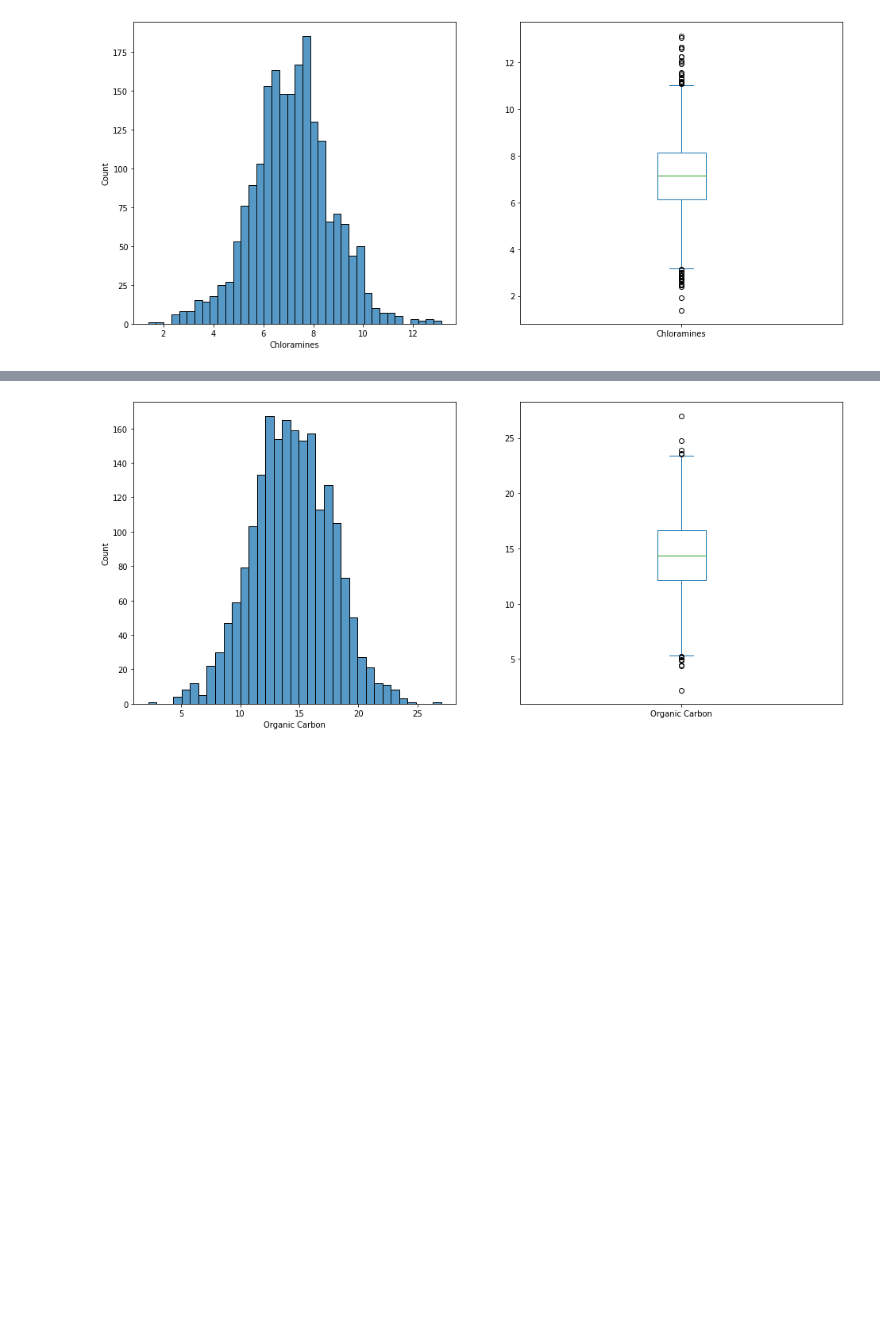
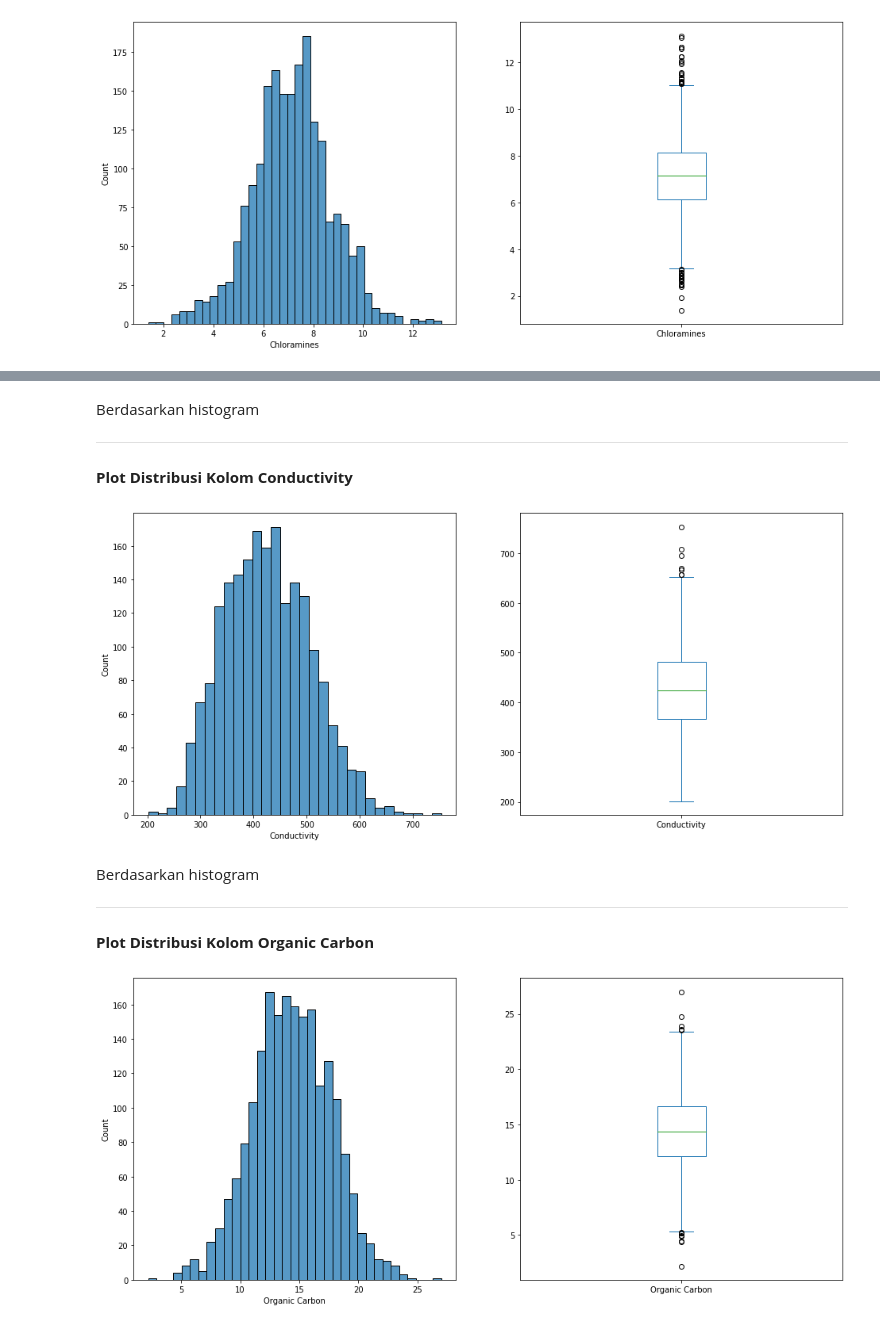
Before and after one commit to firizky29/probability-and-statistics-analysis, a Jupyter notebook: src/main.ipynb, the cells around one changed output, grey strips where cells are left out. Cells and saved outputs as stored; diff of their text form; code cells hidden in the pictures; blank space fills up the shorter version.

```diff
--- a/src/main.ipynb
+++ b/src/main.ipynb
@@ -60,3 +114,17 @@ visualizeDistributionPlot(df["Chloramines"])
+# %% [markdown]
+Berdasarkan histogram
+***
+
+#### **Plot Distribusi Kolom Conductivity**
+# %%
+visualizeDistributionPlot(df["Conductivity"])
+# %% [output]
+[figure, added]
+# %% [markdown]
+Berdasarkan histogram
+***
+
+#### **Plot Distribusi Kolom Organic Carbon**
 # %%
 visualizeDistributionPlot(df["Organic Carbon"])
 # %% [output]
```
Also changed, not shown: parts of 16 cells of this notebook.
